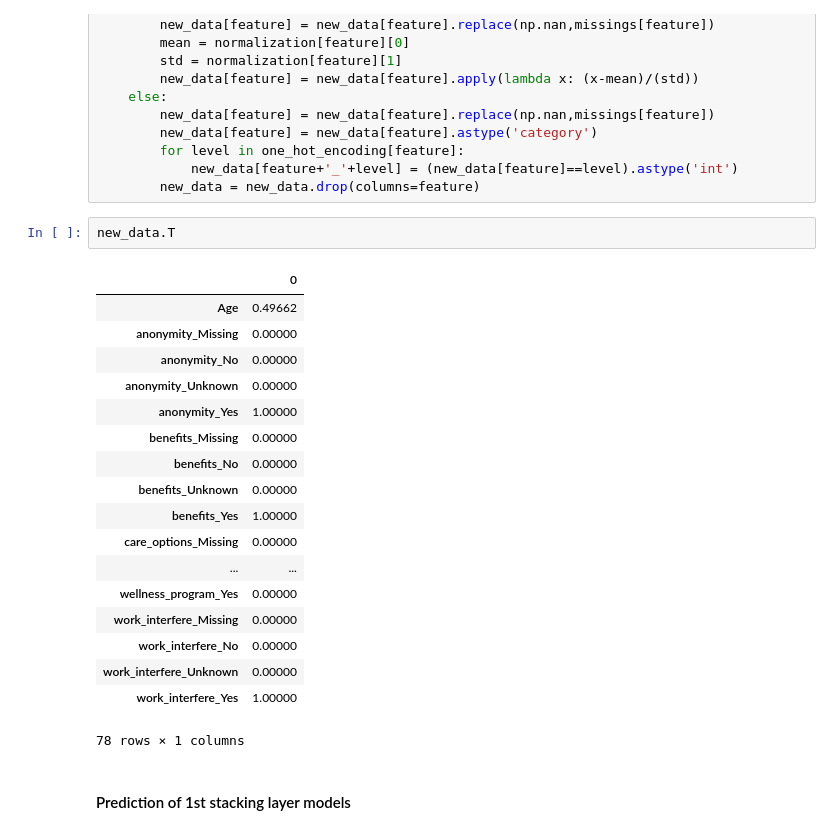
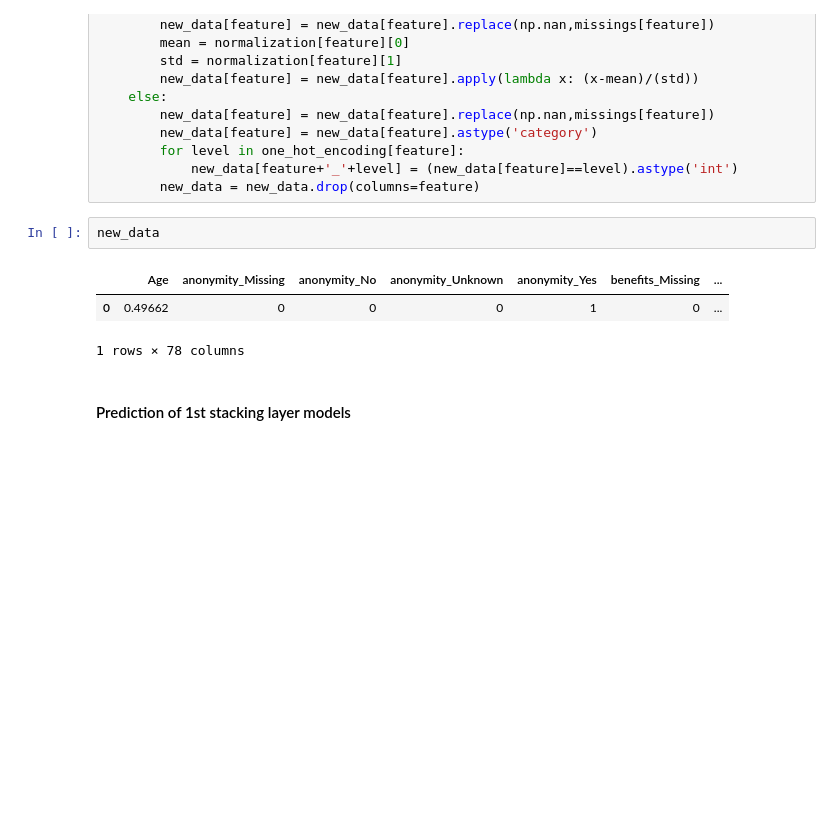
Before and after one commit to alvarorgaz/Research-on-Feature-Importance-for-Stacking-Models, a Jupyter notebook: 5. Predicting a new instance.ipynb, the cells around one changed output. Cells and saved outputs as stored; diff of their text form; blank space fills up the shorter version.

```diff
--- a/5. Predicting a new instance.ipynb
+++ b/5. Predicting a new instance.ipynb
@@ -61,26 +61,11 @@ for feature in new_data.columns:
             new_data[feature+'_'+level] = (new_data[feature]==level).astype('int')
         new_data = new_data.drop(columns=feature)
 # %%
-new_data.T
+new_data
 # %% [output]
-|  | 0 |
-| Age | 0.49662 |
-| anonymity_Missing | 0.00000 |
-| anonymity_No | 0.00000 |
-| anonymity_Unknown | 0.00000 |
-| anonymity_Yes | 1.00000 |
-| benefits_Missing | 0.00000 |
-| benefits_No | 0.00000 |
-| benefits_Unknown | 0.00000 |
-| benefits_Yes | 1.00000 |
-| care_options_Missing | 0.00000 |
-| ... | ... |
-| wellness_program_Yes | 0.00000 |
-| work_interfere_Missing | 0.00000 |
-| work_interfere_No | 0.00000 |
-| work_interfere_Unknown | 0.00000 |
-| work_interfere_Yes | 1.00000 |
+|  | Age | anonymity_Missing | anonymity_No | anonymity_Unknown | anonymity_Yes | benefits_Missing | ... |
+| 0 | 0.49662 | 0 | 0 | 0 | 1 | 0 | ... |
-78 rows × 1 columns
+1 rows × 78 columns
 # %% [markdown]
 #### Prediction of 1st stacking layer models
 # %%
```
Also changed, not shown: parts of 7 cells of this notebook.
